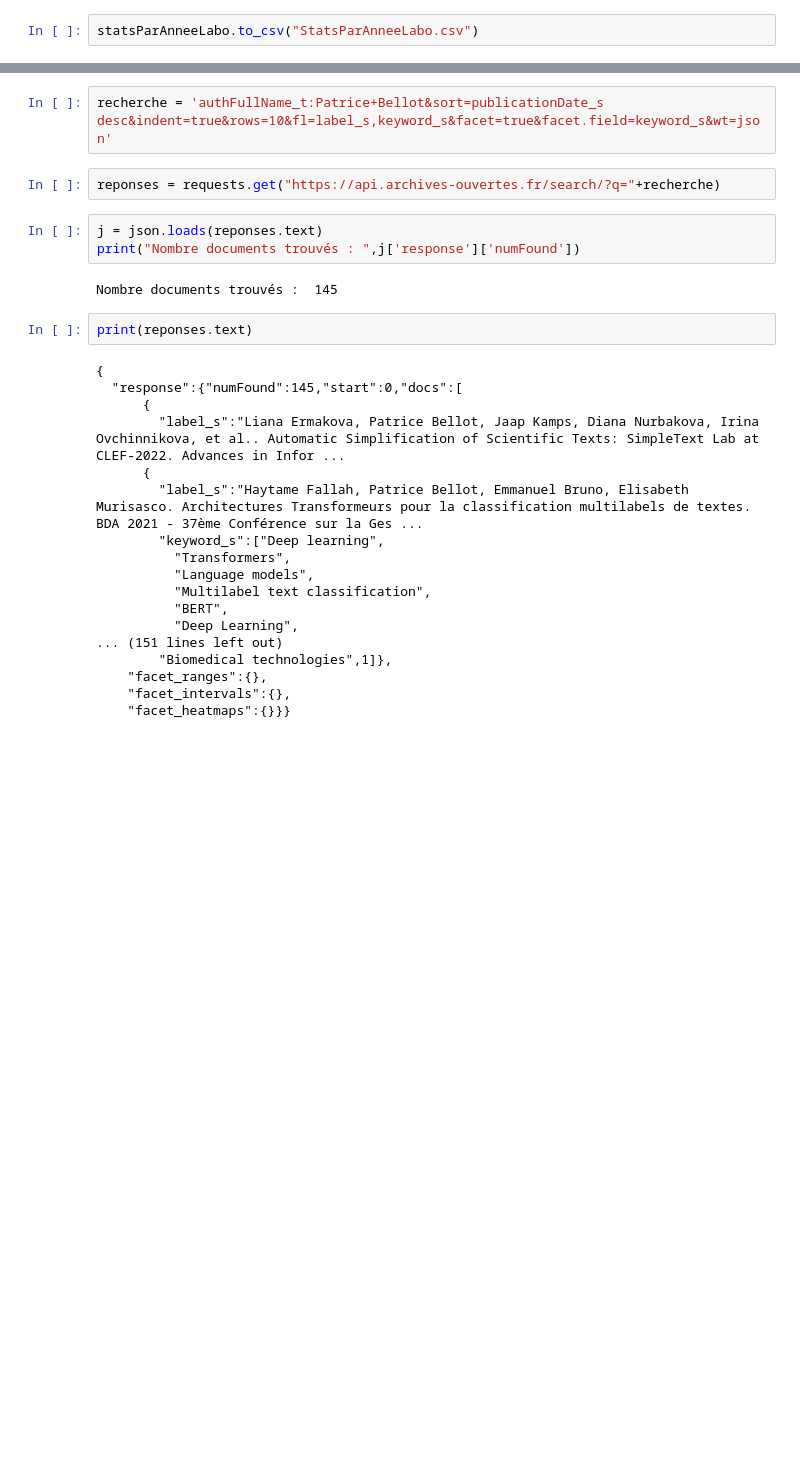
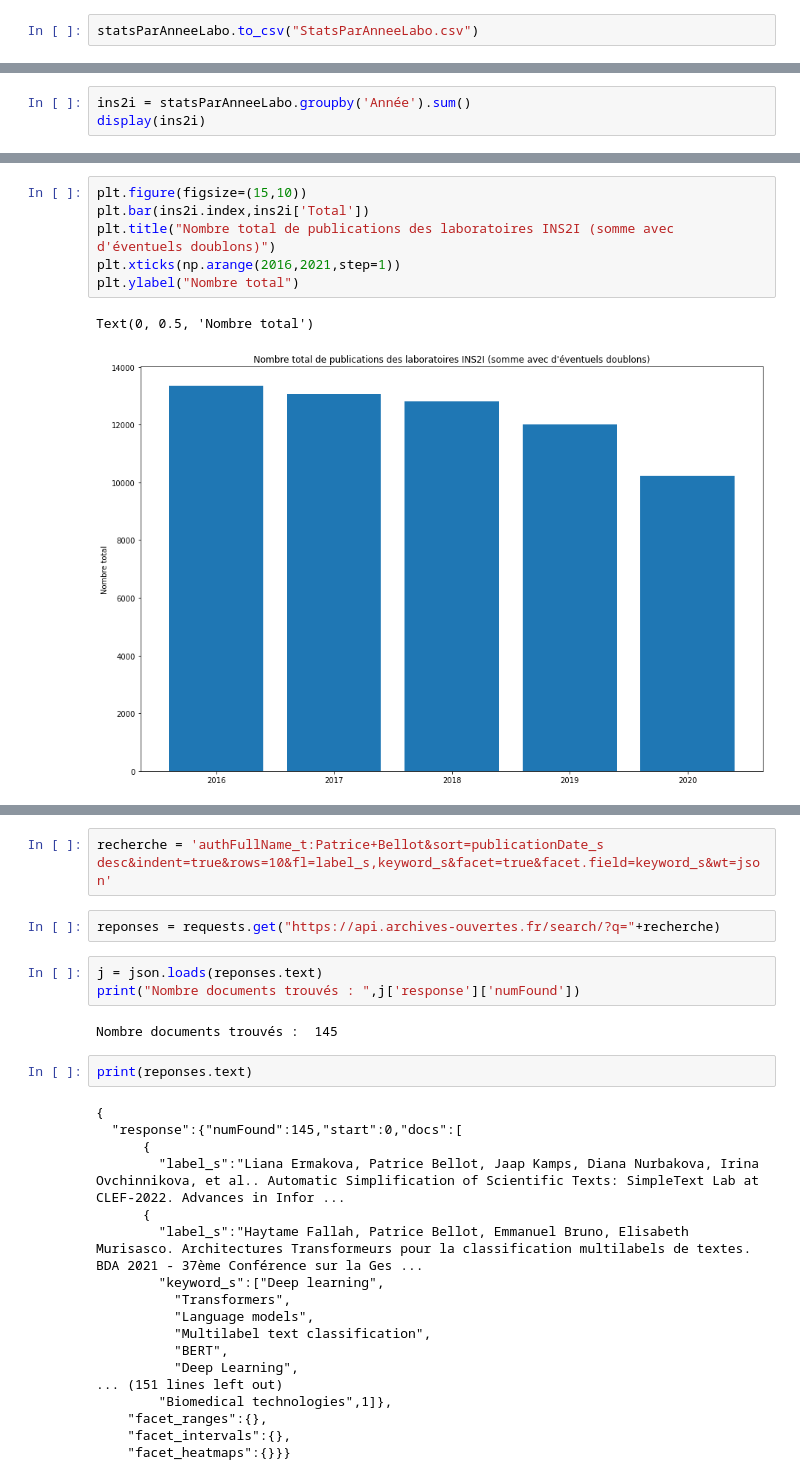
Before and after one commit to pbellot/HALPublications, a Jupyter notebook: HAL.ipynb, the cells around one changed output, grey strips where cells are left out. Cells and saved outputs as stored; diff of their text form; blank space fills up the shorter version.

```diff
--- a/HAL.ipynb
+++ b/HAL.ipynb
@@ -233,0 +334,3 @@ statsParAnneeLabo = pd.read_csv("StatsParAnneeLabo.csv")
+# %%
+ins2i = statsParAnneeLabo.groupby('Année').sum()
+display(ins2i)
@@ -233,0 +345,9 @@ statsParAnneeLabo = pd.read_csv("StatsParAnneeLabo.csv")
+# %%
+plt.figure(figsize=(15,10))
+plt.bar(ins2i.index,ins2i['Total'])
+plt.title("Nombre total de publications des laboratoires INS2I (somme avec d'éventuels doublons)")
+plt.xticks(np.arange(2016,2021,step=1))
+plt.ylabel("Nombre total")
+# %% [output]
+Text(0, 0.5, 'Nombre total')
+[figure, added]
```
Also changed, not shown: parts of 17 cells of this notebook, 2 other files.
